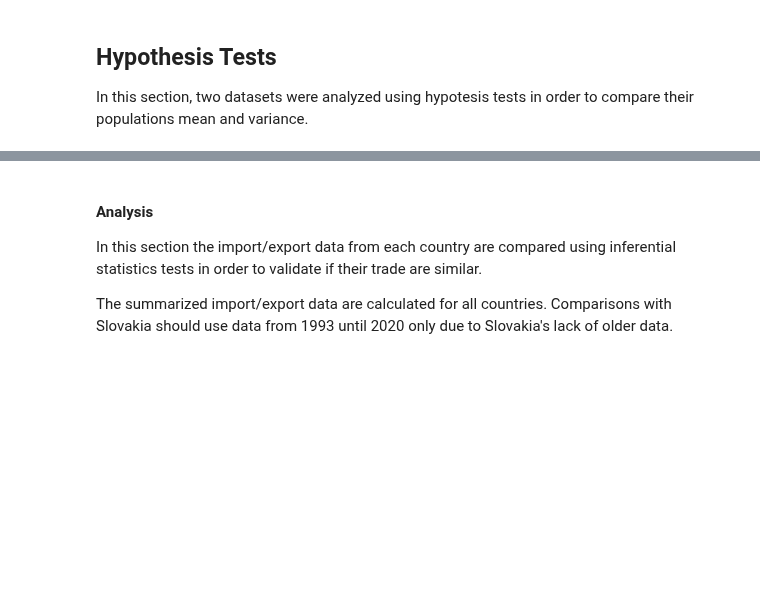
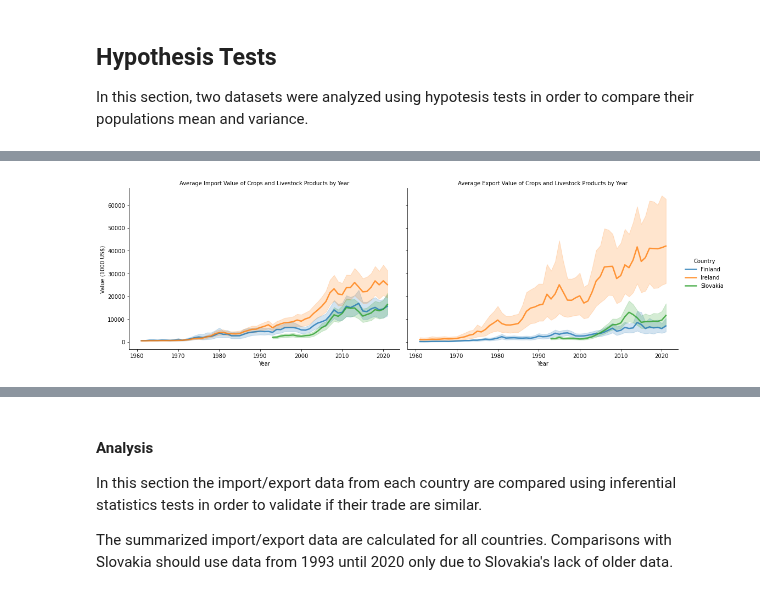
Before and after one commit to CCT-MastersDA/cct-ca2, a Jupyter notebook: jupyter/Statistics.ipynb, the cells around one changed output, grey strips where cells are left out. Saved outputs shown, nothing was run; the diff lists cells and outputs as text; code cells hidden in the pictures; blank space fills up the shorter version.

```diff
--- a/jupyter/Statistics.ipynb
+++ b/jupyter/Statistics.ipynb
@@ -572,0 +335,4 @@ plotInteractiveTradeData(top_10_items_data_val, top_10_items_ire, 'Value (1000 U
+# %%
+Image(filename=join(IMAGES_FOLDER, GRAPH_IMP_EXP_VAL))
+# %% [output]
+[figure, added]
```
Also changed, not shown: parts of 48 cells of this notebook, 17 other files.
